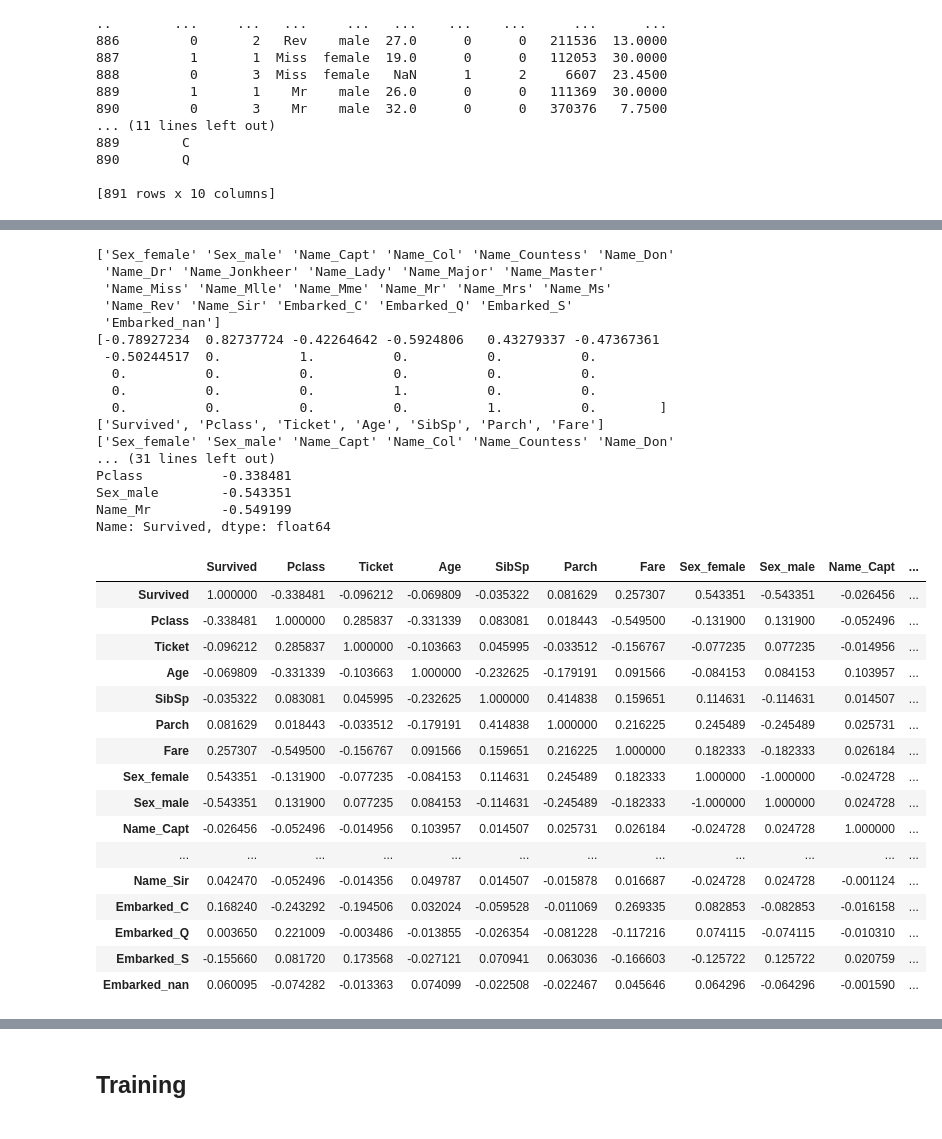
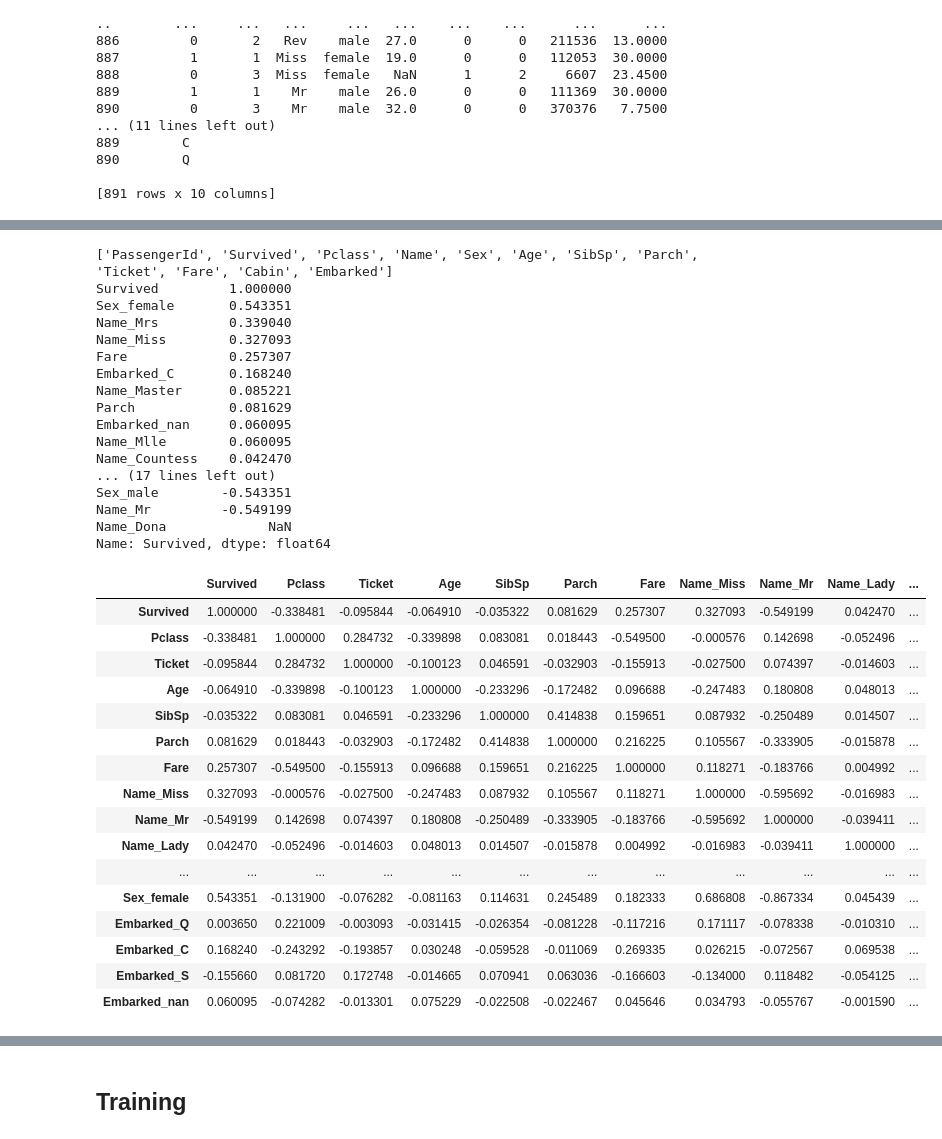
Before and after one commit to chrismarch/kaggle, a Jupyter notebook: titanic/titanic.ipynb, the cells around one changed output, grey strips where cells are left out. Cells and saved outputs as stored; diff of their text form; code cells hidden in the pictures.

```diff
--- a/titanic/titanic.ipynb
+++ b/titanic/titanic.ipynb
@@ -139,8 +139,8 @@ cat_attribs_cor = ["Name", 'Sex', 'Embarked']
 # %% [output]
 ['Survived', 'Pclass', 'Name', 'Sex', 'Age', 'SibSp', 'Parch', 'Ticket', 'Fare', 'Embarked']
 # %%
-X_re = re_num_tr.transform(re_cat_tr.transform(X_cor))
-print(X_re)
+X_cor_tr = re_num_tr.transform(re_cat_tr.transform(X_cor))
+print(X_cor_tr)
 # %% [output]
      Survived  Pclass  Name     Sex   Age  SibSp  Parch   Ticket     Fare  \
 0           0       3    Mr    male  22.0      1      0    21171   7.2500
@@ -175,5 +175,5 @@ col_trans_cor = ColumnTransformer([
         ("cat", cat_pipe_cor, cat_attribs_cor),
     ])
 
-col_trans_cor.fit(X_cor, y_train)
+col_trans_cor.fit(X_cor_tr, y_train)
 # %% [output]
@@ -181,58 +197,57 @@ ValueError: Found unknown categories ['Sutehall, Mr. Henry Jr', 'Harmer, Mr. Abr
 # %%
-#trcp = train.copy()
 #corr_matrix = trcp.corr()
 #print(corr_matrix["Survived"].sort_values(ascending=False))
 
 #print(trcp.iloc[0])
-trtr = col_trans_cor.transform(trcp)
+trtr = col_trans_cor.transform(all_train_data_pp)
 #print(main_pipeline.named_steps['col'].transformers_[0][1].get_feature_names_out())
-print(col_trans_cor.transformers_[1][1].named_steps['one'].get_feature_names_out())
+#print(col_trans_cor.transformers_[1][1].named_steps['one'].get_feature_names_out())
 onehot_attribs_cor = col_trans_cor.transformers_[1][1].named_steps['one'].get_feature_names_out()
 #print(col_trans.named_steps["cat"].get_feature_names_out())
 
-print(trtr[0])
+#print(trtr[0])
 all_attribs = list(trcp)
-#print(all_attribs)
-print(num_attribs_cor)
-print(onehot_attribs_cor)
+print(all_attribs)
+#print(num_attribs_cor)
+#print(onehot_attribs_cor)
 tr_attribs = list(num_attribs_cor) + list(onehot_attribs_cor)
 trc = pd.DataFrame(trtr, columns=tr_attribs)
 #print(trc.iloc[0])
 cor_matrix = trc.corr()
 print(cor_matrix["Survived"].sort_values(ascending=False))
 cor_matrix
 # %% [output]
-['Sex_female' 'Sex_male' 'Name_Capt' 'Name_Col' 'Name_Countess' 'Name_Don'
- 'Name_Dr' 'Name_Jonkheer' 'Name_Lady' 'Name_Major' 'Name_Master'
- 'Name_Miss' 'Name_Mlle' 'Name_Mme' 'Name_Mr' 'Name_Mrs' 'Name_Ms'
- 'Name_Rev' 'Name_Sir' 'Embarked_C' 'Embarked_Q' 'Embarked_S'
- 'Embarked_nan']
-[-0.78927234  0.82737724 -0.42264642 -0.5924806   0.43279337 -0.47367361
- -0.50244517  0.          1.          0.          0.          0.
-  0.          0.          0.          0.          0.          0.
-  0.          0.          0.          1.          0.          0.
-  0.          0.          0.          0.          1.          0.        ]
-['Survived', 'Pclass', 'Ticket', 'Age', 'SibSp', 'Parch', 'Fare']
-['Sex_female' 'Sex_male' 'Name_Capt' 'Name_Col' 'Name_Countess' 'Name_Don'
-... (31 lines left out)
-Pclass          -0.338481
+['PassengerId', 'Survived', 'Pclass', 'Name', 'Sex', 'Age', 'SibSp', 'Parch', 'Ticket', 'Fare', 'Cabin', 'Embarked']
+Survived         1.000000
+Sex_female       0.543351
+Name_Mrs         0.339040
+Name_Miss        0.327093
+Fare             0.257307
+Embarked_C       0.168240
+Name_Master      0.085221
+Parch            0.081629
+Embarked_nan     0.060095
+Name_Mlle        0.060095
+Name_Countess    0.042470
+... (17 lines left out)
 Sex_male        -0.543351
 Name_Mr         -0.549199
+Name_Dona             NaN
 Name: Survived, dtype: float64
-|  | Survived | Pclass | Ticket | Age | SibSp | Parch | Fare | Sex_female | Sex_male | Name_Capt | ... |
-| Survived | 1.000000 | -0.338481 | -0.096212 | -0.069809 | -0.035322 | 0.081629 | 0.257307 | 0.543351 | -0.543351 | -0.026456 | ... |
-| Pclass | -0.338481 | 1.000000 | 0.285837 | -0.331339 | 0.083081 | 0.018443 | -0.549500 | -0.131900 | 0.131900 | -0.052496 | ... |
-| Ticket | -0.096212 | 0.285837 | 1.000000 | -0.103663 | 0.045995 | -0.033512 | -0.156767 | -0.077235 | 0.077235 | -0.014956 | ... |
-| Age | -0.069809 | -0.331339 | -0.103663 | 1.000000 | -0.232625 | -0.179191 | 0.091566 | -0.084153 | 0.084153 | 0.103957 | ... |
-| SibSp | -0.035322 | 0.083081 | 0.045995 | -0.232625 | 1.000000 | 0.414838 | 0.159651 | 0.114631 | -0.114631 | 0.014507 | ... |
-| Parch | 0.081629 | 0.018443 | -0.033512 | -0.179191 | 0.414838 | 1.000000 | 0.216225 | 0.245489 | -0.245489 | 0.025731 | ... |
-| Fare | 0.257307 | -0.549500 | -0.156767 | 0.091566 | 0.159651 | 0.216225 | 1.000000 | 0.182333 | -0.182333 | 0.026184 | ... |
-| Sex_female | 0.543351 | -0.131900 | -0.077235 | -0.084153 | 0.114631 | 0.245489 | 0.182333 | 1.000000 | -1.000000 | -0.024728 | ... |
-| Sex_male | -0.543351 | 0.131900 | 0.077235 | 0.084153 | -0.114631 | -0.245489 | -0.182333 | -1.000000 | 1.000000 | 0.024728 | ... |
-| Name_Capt | -0.026456 | -0.052496 | -0.014956 | 0.103957 | 0.014507 | 0.025731 | 0.026184 | -0.024728 | 0.024728 | 1.000000 | ... |
+|  | Survived | Pclass | Ticket | Age | SibSp | Parch | Fare | Name_Miss | Name_Mr | Name_Lady | ... |
+| Survived | 1.000000 | -0.338481 | -0.095844 | -0.064910 | -0.035322 | 0.081629 | 0.257307 | 0.327093 | -0.549199 | 0.042470 | ... |
+| Pclass | -0.338481 | 1.000000 | 0.284732 | -0.339898 | 0.083081 | 0.018443 | -0.549500 | -0.000576 | 0.142698 | -0.052496 | ... |
+| Ticket | -0.095844 | 0.284732 | 1.000000 | -0.100123 | 0.046591 | -0.032903 | -0.155913 | -0.027500 | 0.074397 | -0.014603 | ... |
+| Age | -0.064910 | -0.339898 | -0.100123 | 1.000000 | -0.233296 | -0.172482 | 0.096688 | -0.247483 | 0.180808 | 0.048013 | ... |
+| SibSp | -0.035322 | 0.083081 | 0.046591 | -0.233296 | 1.000000 | 0.414838 | 0.159651 | 0.087932 | -0.250489 | 0.014507 | ... |
+| Parch | 0.081629 | 0.018443 | -0.032903 | -0.172482 | 0.414838 | 1.000000 | 0.216225 | 0.105567 | -0.333905 | -0.015878 | ... |
+| Fare | 0.257307 | -0.549500 | -0.155913 | 0.096688 | 0.159651 | 0.216225 | 1.000000 | 0.118271 | -0.183766 | 0.004992 | ... |
+| Name_Miss | 0.327093 | -0.000576 | -0.027500 | -0.247483 | 0.087932 | 0.105567 | 0.118271 | 1.000000 | -0.595692 | -0.016983 | ... |
+| Name_Mr | -0.549199 | 0.142698 | 0.074397 | 0.180808 | -0.250489 | -0.333905 | -0.183766 | -0.595692 | 1.000000 | -0.039411 | ... |
+| Name_Lady | 0.042470 | -0.052496 | -0.014603 | 0.048013 | 0.014507 | -0.015878 | 0.004992 | -0.016983 | -0.039411 | 1.000000 | ... |
 | ... | ... | ... | ... | ... | ... | ... | ... | ... | ... | ... | ... |
-| Name_Sir | 0.042470 | -0.052496 | -0.014356 | 0.049787 | 0.014507 | -0.015878 | 0.016687 | -0.024728 | 0.024728 | -0.001124 | ... |
-| Embarked_C | 0.168240 | -0.243292 | -0.194506 | 0.032024 | -0.059528 | -0.011069 | 0.269335 | 0.082853 | -0.082853 | -0.016158 | ... |
-| Embarked_Q | 0.003650 | 0.221009 | -0.003486 | -0.013855 | -0.026354 | -0.081228 | -0.117216 | 0.074115 | -0.074115 | -0.010310 | ... |
-| Embarked_S | -0.155660 | 0.081720 | 0.173568 | -0.027121 | 0.070941 | 0.063036 | -0.166603 | -0.125722 | 0.125722 | 0.020759 | ... |
-| Embarked_nan | 0.060095 | -0.074282 | -0.013363 | 0.074099 | -0.022508 | -0.022467 | 0.045646 | 0.064296 | -0.064296 | -0.001590 | ... |
+| Sex_female | 0.543351 | -0.131900 | -0.076282 | -0.081163 | 0.114631 | 0.245489 | 0.182333 | 0.686808 | -0.867334 | 0.045439 | ... |
+| Embarked_Q | 0.003650 | 0.221009 | -0.003093 | -0.031415 | -0.026354 | -0.081228 | -0.117216 | 0.171117 | -0.078338 | -0.010310 | ... |
+| Embarked_C | 0.168240 | -0.243292 | -0.193857 | 0.030248 | -0.059528 | -0.011069 | 0.269335 | 0.026215 | -0.072567 | 0.069538 | ... |
+| Embarked_S | -0.155660 | 0.081720 | 0.172748 | -0.014665 | 0.070941 | 0.063036 | -0.166603 | -0.134000 | 0.118482 | -0.054125 | ... |
+| Embarked_nan | 0.060095 | -0.074282 | -0.013301 | 0.075229 | -0.022508 | -0.022467 | 0.045646 | 0.034793 | -0.055767 | -0.001590 | ... |
```
Also changed, not shown: parts of 28 cells of this notebook.
